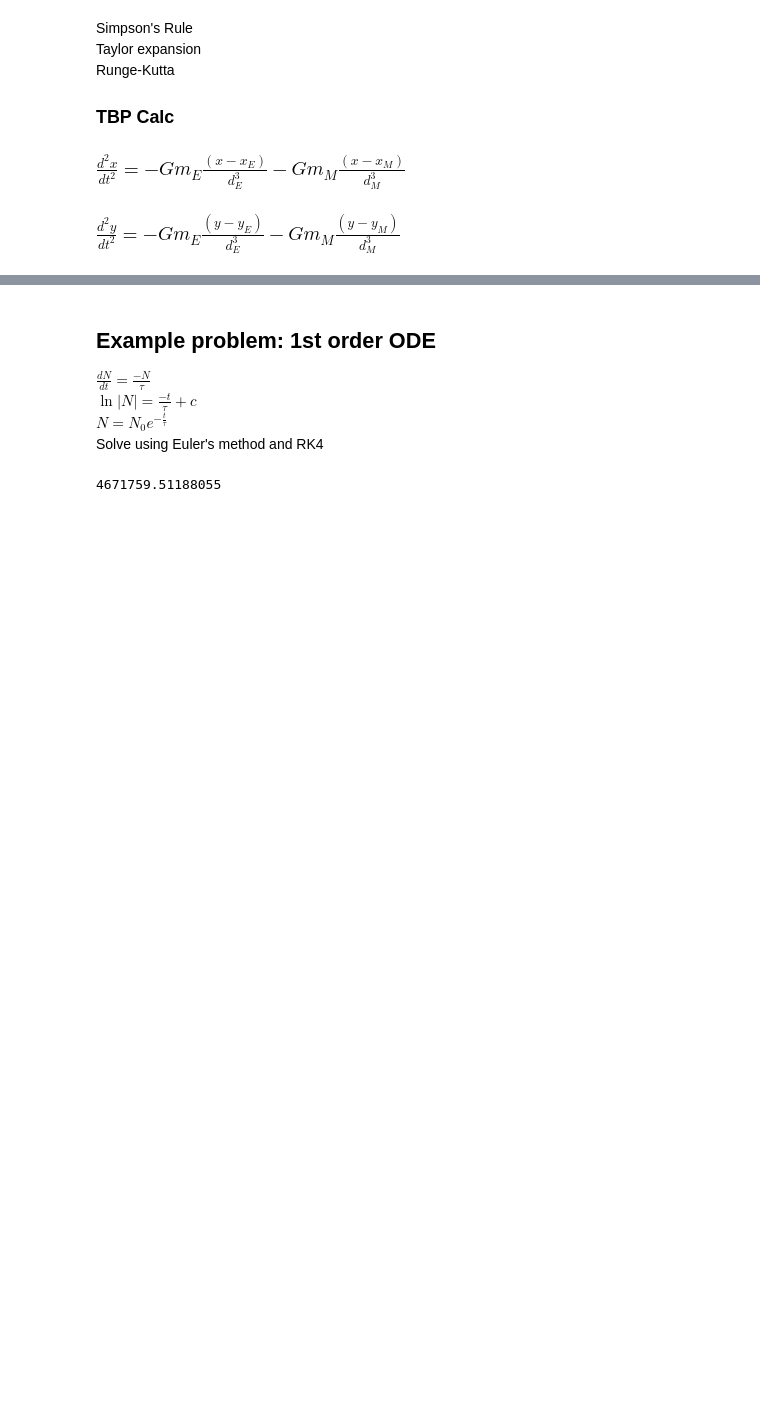
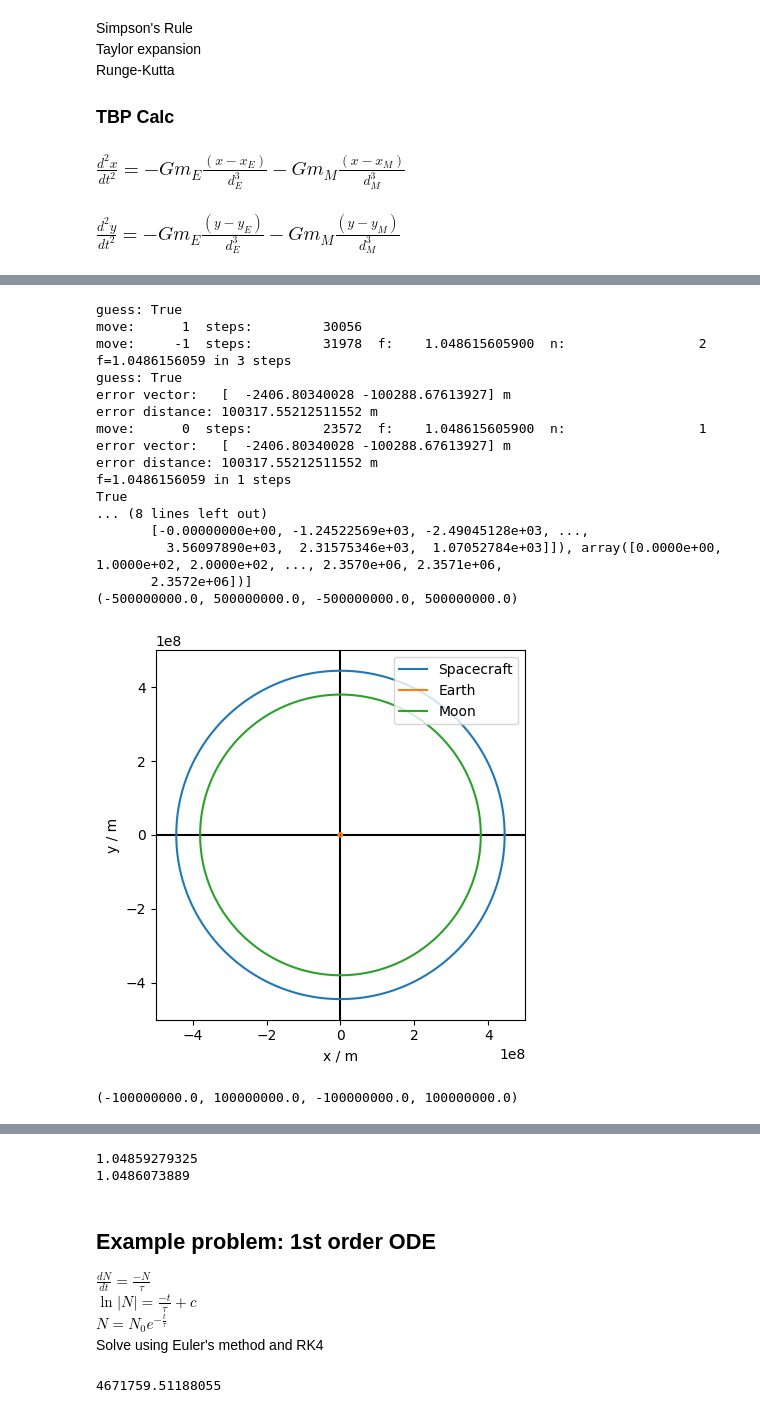
Before and after one commit to HalconDorado/CPr-3BodyProblem, a Jupyter notebook: test zone.ipynb, the cells around one changed output, grey strips where cells are left out. Cells and saved outputs as stored; diff of their text form; code cells hidden in the pictures; blank space fills up the shorter version.

```diff
--- a/test zone.ipynb
+++ b/test zone.ipynb
@@ -12,7 +10,6 @@ print("hello world")
 # %% [output]
 hello world
 # %%
-#class gb():
 def getTime(mode):
     global start_time0, start_time, end_time0, end_time
     match mode:
@@ -66,7 +63,7 @@ def initialize(mode,inSpos=[0,0],inSvel=[0,0],startdebugmode='start'):
     # Constants
     match mode:
         case 'constants':
-            global GravConst, dEM, mE, mM, mT, rE, rM, PeriodEM, l2o, l2oVel
+            global GravConst, dEM, mE, mM, mT, rE, rM, PeriodEM, l2Original, l2VelOriginal, drOriginal
             GravConst = 6.6726e-11
             dEM = 3.844e8                                     #Earth-Moon separation
             mE = 5.9742e24                                  #Earth Mass
@@ -75,8 +72,9 @@ def initialize(mode,inSpos=[0,0],inSvel=[0,0],startdebugmode='start'):
             rE = dEM*mM/mT                                    #Barycentre-Earth separation
             rM = dEM*mE/mT                                    #Barycentre-Moon separation
             PeriodEM = np.sqrt(4 * np.pi**2 * dEM**3 / GravConst / mT)    #Orbital period
-            l2o = rM + dEM*(mM/3/mE)**(1/3)
-            l2oVel = 2*np.pi * l2o / PeriodEM
+            l2Original = rM + dEM*(mM/3/mE)**(1/3)
+            l2VelOriginal = 2*np.pi * l2Original / PeriodEM
+            drOriginal = dEM*(mM/3/mE)**(1/3)
             return None
         case 'inputs':
             global iniSpos, iniSvel
@@ -89,7 +87,7 @@ def initialize(mode,inSpos=[0,0],inSvel=[0,0],startdebugmode='start'):
 initialize('constants')
 
 
-'''
+'''unused debug
 print(start_time)
 printAlligned('S position',Spos)
 print("{:20s}= {}".format('S position',Spos))
@@ -117,4 +115,4 @@ def d2t_r(time, x, y):
     Sacc = np.array([x2,y2])
     return Sacc
 
-print(2*np.pi*rM/PeriodEM)
+#print(2*np.pi*rM/PeriodEM)
@@ -708,0 +700,59 @@ True
+# %%
+#fRK4    = 1.04859279325
+
+fRK4    = 1.0486156059
+fTaylor = 1.0486073889
+
+initialize('constants')
+out = findFFactor('RK4',fRK4 , 10,tolerance=1e5,t_f=2*PeriodEM)
+local_fRK4 = out[0]
+initialize('constants')
+out = findFFactor('RK4',fRK4, 10,tolerance=1e5, t_f=PeriodEM)
+print(out[0] == fRK4)
+
+
+'''
+#print(out[3])
+SposList, MposList, EposList, tList = out[3]
+plot(mode='axes')
+plt.xlabel('x / m')
+plt.ylabel('y / m')
+plot(data=SposList,label='Spacecraft')
+plot(data=EposList,label='Earth')
+plot(data=MposList,label='Moon')
+plot(mode='show')
+SLunCoordPos = SposList - MposList
+ELunCoordPos = EposList - MposList
+plot(mode='axes',plotLims=[-1e8,1e8,-1e8,1e8])
+plt.xlabel('x / m')
+plt.ylabel('y / m')
+plot(data=SLunCoordPos, label='Spacecraft')
+plot(mode='show')
+'''
+
+initialize('constants')
+out = findFFactor('Taylor',fTaylor , 10,tolerance=1e5,t_f=2*PeriodEM)
+local_fTaylor = out[0]
+initialize('constants')
+out = findFFactor('Taylor',fTaylor, 10,tolerance=1e5, t_f=PeriodEM)
+print(out[0] == fTaylor)
+# %% [output]
+guess: True
+move:      1  steps:         30056
+move:     -1  steps:         31978  f:    1.048615605900  n:                 2
+f=1.0486156059 in 3 steps
+guess: True
+error vector:   [  -2406.80340028 -100288.67613927] m
+error distance: 100317.55212511552 m
+move:      0  steps:         23572  f:    1.048615605900  n:                 1
+error vector:   [  -2406.80340028 -100288.67613927] m
+error distance: 100317.55212511552 m
+f=1.0486156059 in 1 steps
+True
+... (8 lines left out)
+       [-0.00000000e+00, -1.24522569e+03, -2.49045128e+03, ...,
+         3.56097890e+03,  2.31575346e+03,  1.07052784e+03]]), array([0.0000e+00, 1.0000e+02, 2.0000e+02, ..., 2.3570e+06, 2.3571e+06,
+       2.3572e+06])]
+(-500000000.0, 500000000.0, -500000000.0, 500000000.0)
+[figure, added]
+(-100000000.0, 100000000.0, -100000000.0, 100000000.0)
@@ -709,3 +770,9 @@ True
+# %%
+print(local_fRK4)
+print(local_fTaylor)
+# %% [output]
+1.04859279325
+1.0486073889
 # %% [markdown]
 ## Example problem: 1st order ODE ##
 $\frac{dN}{dt}=\frac{-N}{\tau}$\
```
Also changed, not shown: parts of 13 cells of this notebook, 1 other file.
